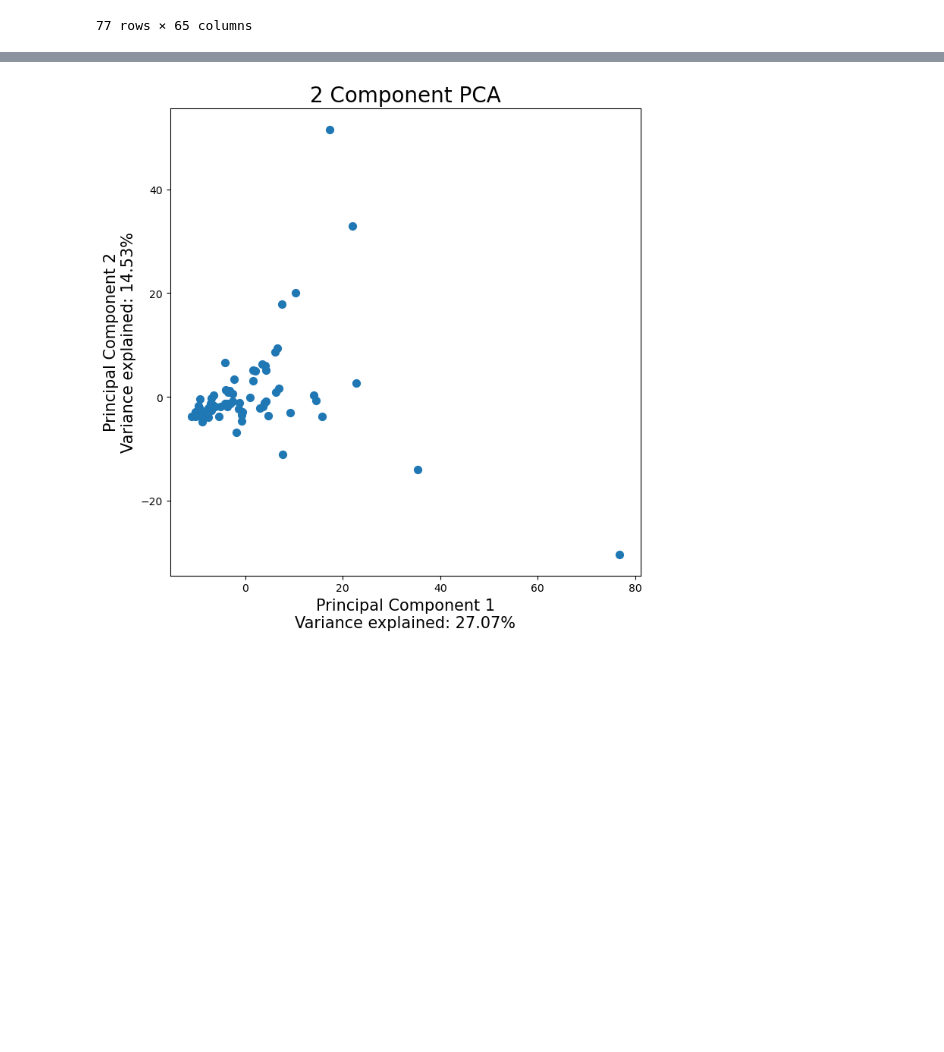
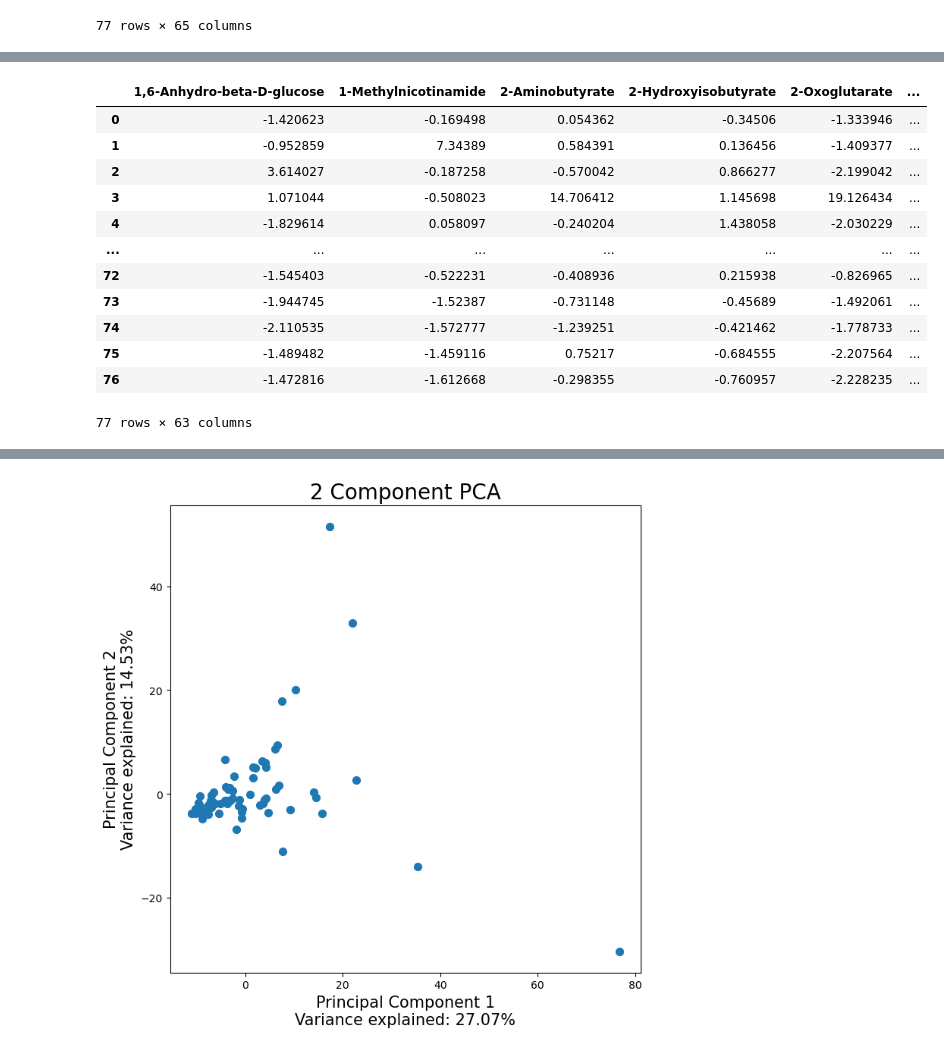
Before and after one commit to SpicyChicken6/Common_metabolomics-data-analysis_tasks, a Jupyter notebook: metabolomics_analysis_tools/notebook/test1.ipynb, the cells around one changed output, grey strips where cells are left out. Saved outputs shown, nothing was run; the diff lists cells and outputs as text; code cells hidden in the pictures; blank space fills up the shorter version.

```diff
--- a/metabolomics_analysis_tools/notebook/test1.ipynb
+++ b/metabolomics_analysis_tools/notebook/test1.ipynb
@@ -33,0 +65,19 @@ normalized_data
+# %%
+
+data_scaled = normalized_data.iloc[:,2:].subtract(normalized_data.mean(axis=0), axis=1)
+# %%
+data_scaled
+# %% [output]
+|  | 1,6-Anhydro-beta-D-glucose | 1-Methylnicotinamide | 2-Aminobutyrate | 2-Hydroxyisobutyrate | 2-Oxoglutarate | ... |
+| 0 | -1.420623 | -0.169498 | 0.054362 | -0.34506 | -1.333946 | ... |
+| 1 | -0.952859 | 7.34389 | 0.584391 | 0.136456 | -1.409377 | ... |
+| 2 | 3.614027 | -0.187258 | -0.570042 | 0.866277 | -2.199042 | ... |
+| 3 | 1.071044 | -0.508023 | 14.706412 | 1.145698 | 19.126434 | ... |
+| 4 | -1.829614 | 0.058097 | -0.240204 | 1.438058 | -2.030229 | ... |
+| ... | ... | ... | ... | ... | ... | ... |
+| 72 | -1.545403 | -0.522231 | -0.408936 | 0.215938 | -0.826965 | ... |
+| 73 | -1.944745 | -1.52387 | -0.731148 | -0.45689 | -1.492061 | ... |
+| 74 | -2.110535 | -1.572777 | -1.239251 | -0.421462 | -1.778733 | ... |
+| 75 | -1.489482 | -1.459116 | 0.75217 | -0.684555 | -2.207564 | ... |
+| 76 | -1.472816 | -1.612668 | -0.298355 | -0.760957 | -2.228235 | ... |
+77 rows × 63 columns
```
Also changed, not shown: parts of 10 cells of this notebook.
